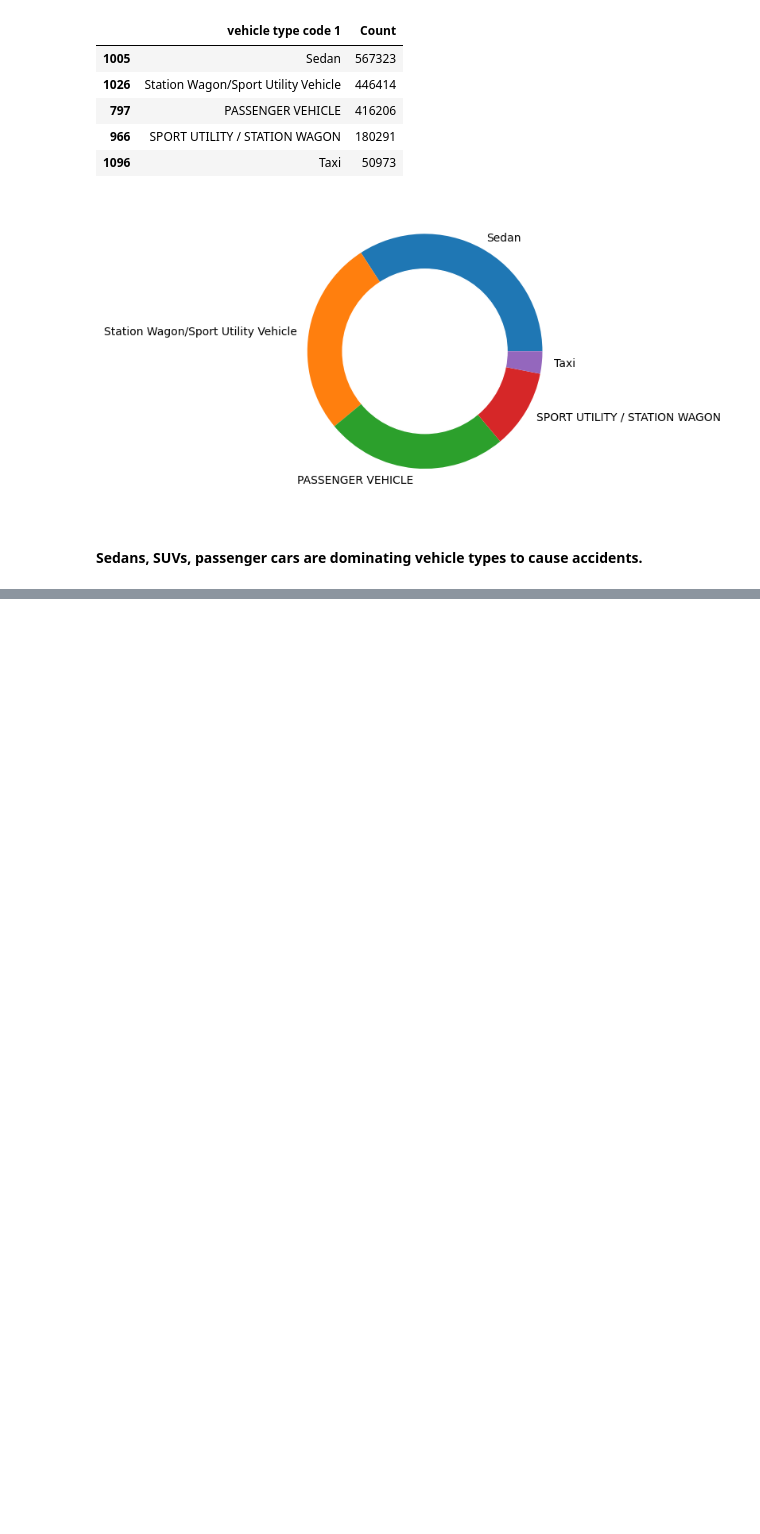
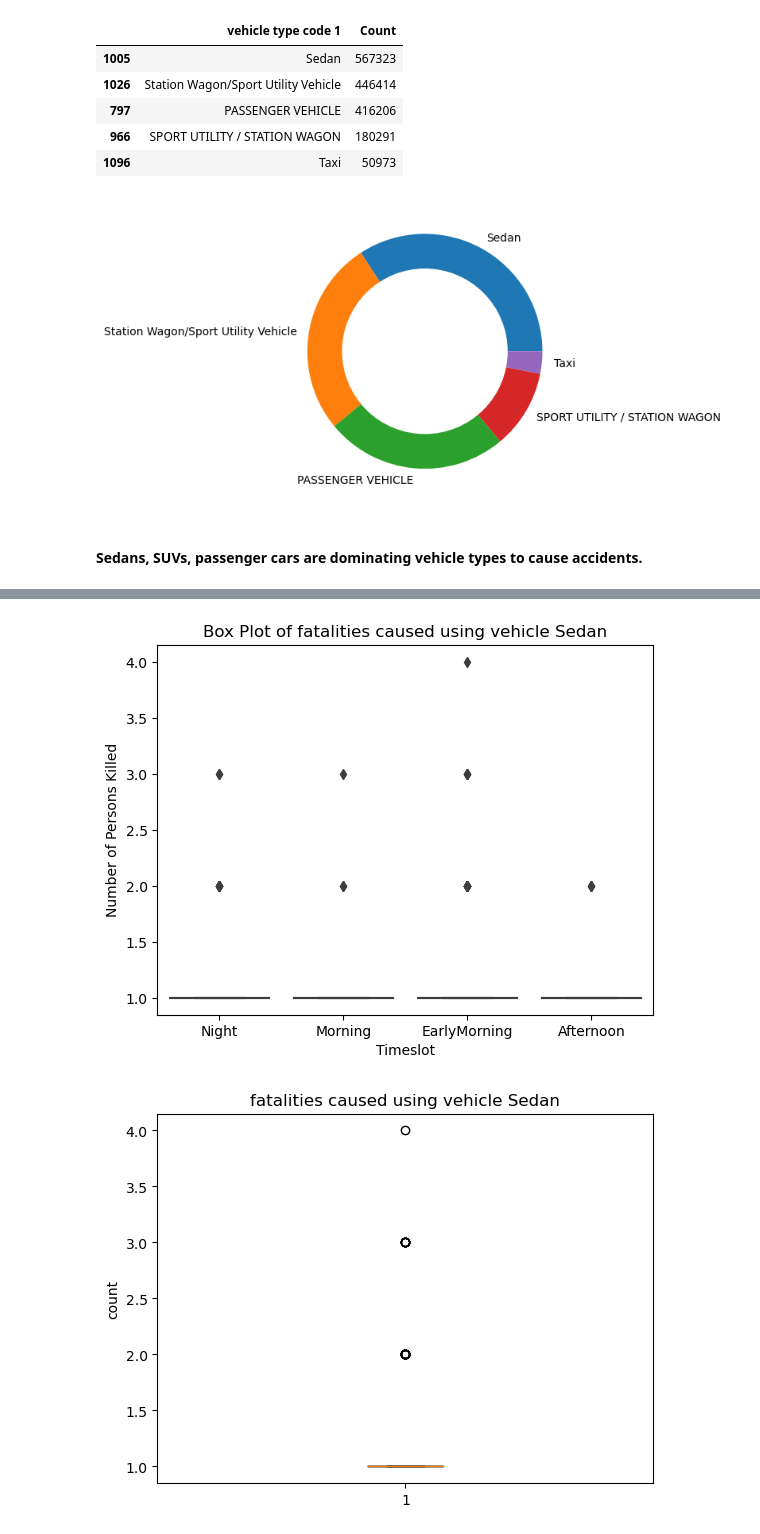
Before and after one commit to Pythorium-Quartet/Motor-Vehicle-Collison-Analysis, a Jupyter notebook: MotorVechicleCollisions_NYC.ipynb, the cells around one changed output, grey strips where cells are left out. Drawn from its saved outputs; the diff is of its cells as text; code cells hidden in the pictures; blank space fills up the shorter version.

```diff
--- a/MotorVechicleCollisions_NYC.ipynb
+++ b/MotorVechicleCollisions_NYC.ipynb
@@ -481,0 +573,3 @@ plt.show()
+# %%
+df_veh_sedan = df_filtered[(df_filtered['vehicle type code 1'] == 'Sedan')]
+df_veh_sedan
@@ -481,0 +590,19 @@ plt.show()
+# %%
+count = df_veh_sedan.groupby('TimeBin')['number of persons killed'].count().reset_index()
+sns.boxplot(x= df_veh_sedan['TimeBin'], y=df_veh_sedan['number of persons killed'],data=df_veh_sedan)
+#sns.boxplot(x= count['TimeBin'], y=count['number of persons killed'],data=count)
+#sns.boxplot(x= count['TimeBin'], y=count['collision_id'],data=count)
+plt.xlabel('Timeslot')
+plt.ylabel('Number of Persons Killed')
+plt.title('Box Plot of fatalities caused using vehicle Sedan')
+plt.show()
+fatalities  = df_veh_sedan['number of persons killed']
+
+fig1, ax1 = plt.subplots()
+ax1.set_title('fatalities caused using vehicle Sedan')
+ax1.set_ylabel('count')
+ax1.boxplot(fatalities)
+plt.show()
+# %% [output]
+[figure, added]
+[figure, added]
```
Also changed, not shown: parts of 19 cells of this notebook.
